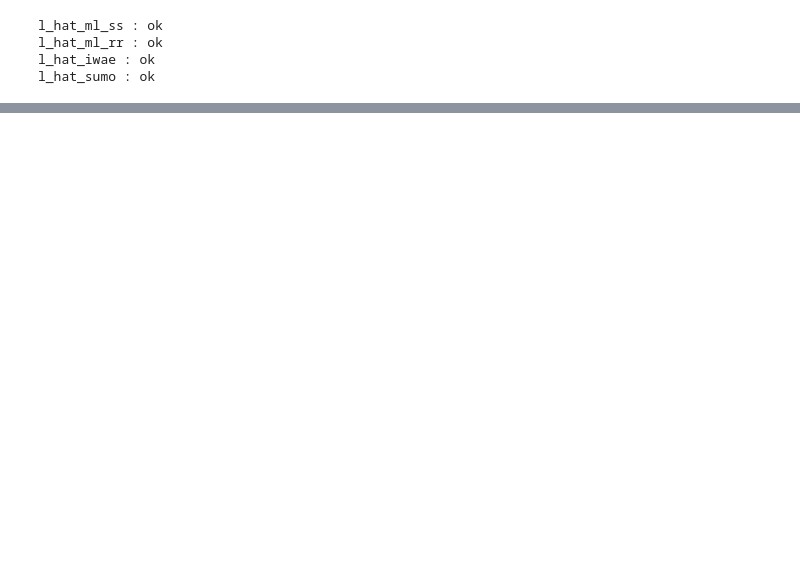
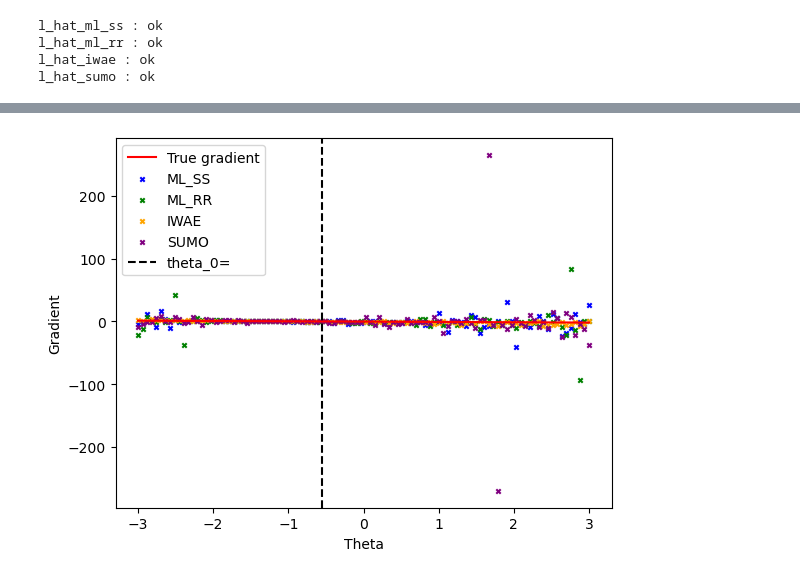
Before and after one commit to VSmague/Unbiased_Gradient, a Jupyter notebook: Final Project.ipynb, the cells around one changed output, grey strips where cells are left out. Saved outputs shown, nothing was run; the diff lists cells and outputs as text; code cells hidden in the pictures; blank space fills up the shorter version.

```diff
--- a/Final Project.ipynb
+++ b/Final Project.ipynb
@@ -150,0 +170,25 @@ plt.show()
+# %%
+theta_lst = np.linspace(-3, 3, 100)
+
+l_grad_hat_ml_ss = np.gradient(l_hat_ml_ss)
+l_grad_hat_ml_rr = np.gradient(l_hat_ml_rr)
+l_grad_hat_iwae = np.gradient(l_hat_iwae)
+l_grad_hat_sumo = np.gradient(l_hat_sumo)
+# %%
+def true_gradient(X, theta):
+    return 1 /2 * (np.mean(X) - theta)
+
+l_grad_true = [true_gradient(X, theta) for theta in theta_lst]
+# %%
+plt.plot(theta_lst, l_grad_true, color='r', label='True gradient')
+plt.scatter(theta_lst, l_grad_hat_ml_ss, color='blue', marker='x', label='ML_SS', s=10)
+plt.scatter(theta_lst, l_grad_hat_ml_rr, color='green', marker='x', label='ML_RR', s=10)
+plt.scatter(theta_lst, l_grad_hat_iwae, color='orange', marker='x', label='IWAE', s=10)
+plt.scatter(theta_lst, l_grad_hat_sumo, color='purple', marker='x', label='SUMO', s=10)
+plt.axvline(x=theta_0, color='black', linestyle='--', label='theta_0=')
+plt.xlabel('Theta')
+plt.ylabel('Gradient')
+plt.legend(loc='best')
+plt.show()
+# %% [output]
+[figure, added]
```
Also changed, not shown: parts of 4 cells of this notebook.
